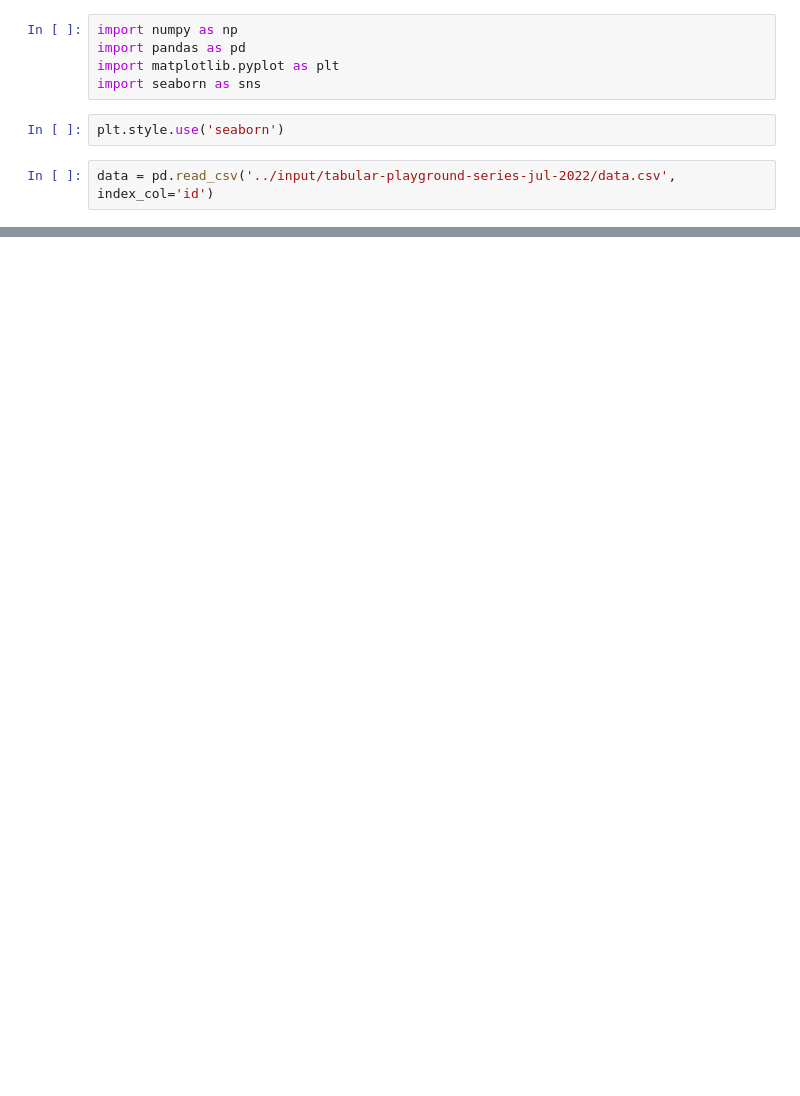
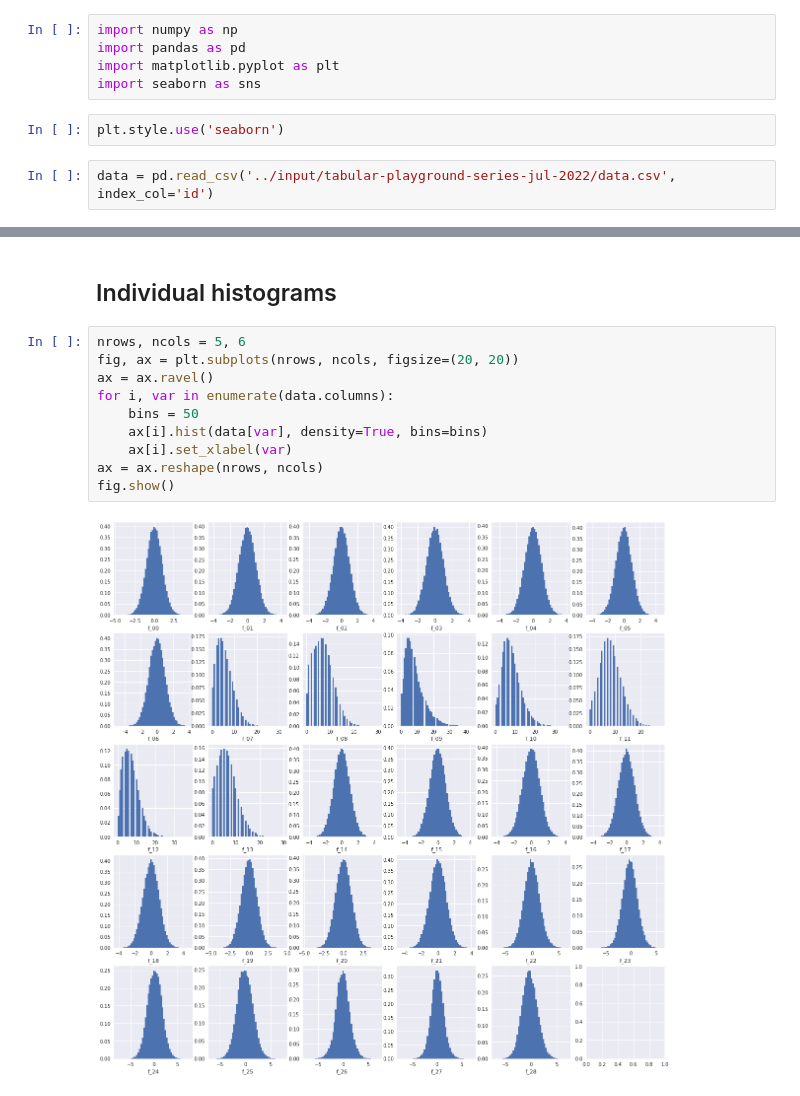
Before and after one commit to sdysch/kaggle, a Jupyter notebook: tps-july-2022.ipynb, the cells around one changed output, grey strips where cells are left out. Saved outputs shown, nothing was run; the diff lists cells and outputs as text; blank space fills up the shorter version.

```diff
--- a/tps-july-2022.ipynb
+++ b/tps-july-2022.ipynb
@@ -9,0 +45,14 @@ data = pd.read_csv('../input/tabular-playground-series-jul-2022/data.csv', index
+# %% [markdown]
+## Individual histograms
+# %%
+nrows, ncols = 5, 6
+fig, ax = plt.subplots(nrows, ncols, figsize=(20, 20))
+ax = ax.ravel()
+for i, var in enumerate(data.columns):
+    bins = 50
+    ax[i].hist(data[var], density=True, bins=bins)
+    ax[i].set_xlabel(var)
+ax = ax.reshape(nrows, ncols)
+fig.show()
+# %% [output]
+[figure, added]
```
Also changed, not shown: parts of 23 cells of this notebook.
